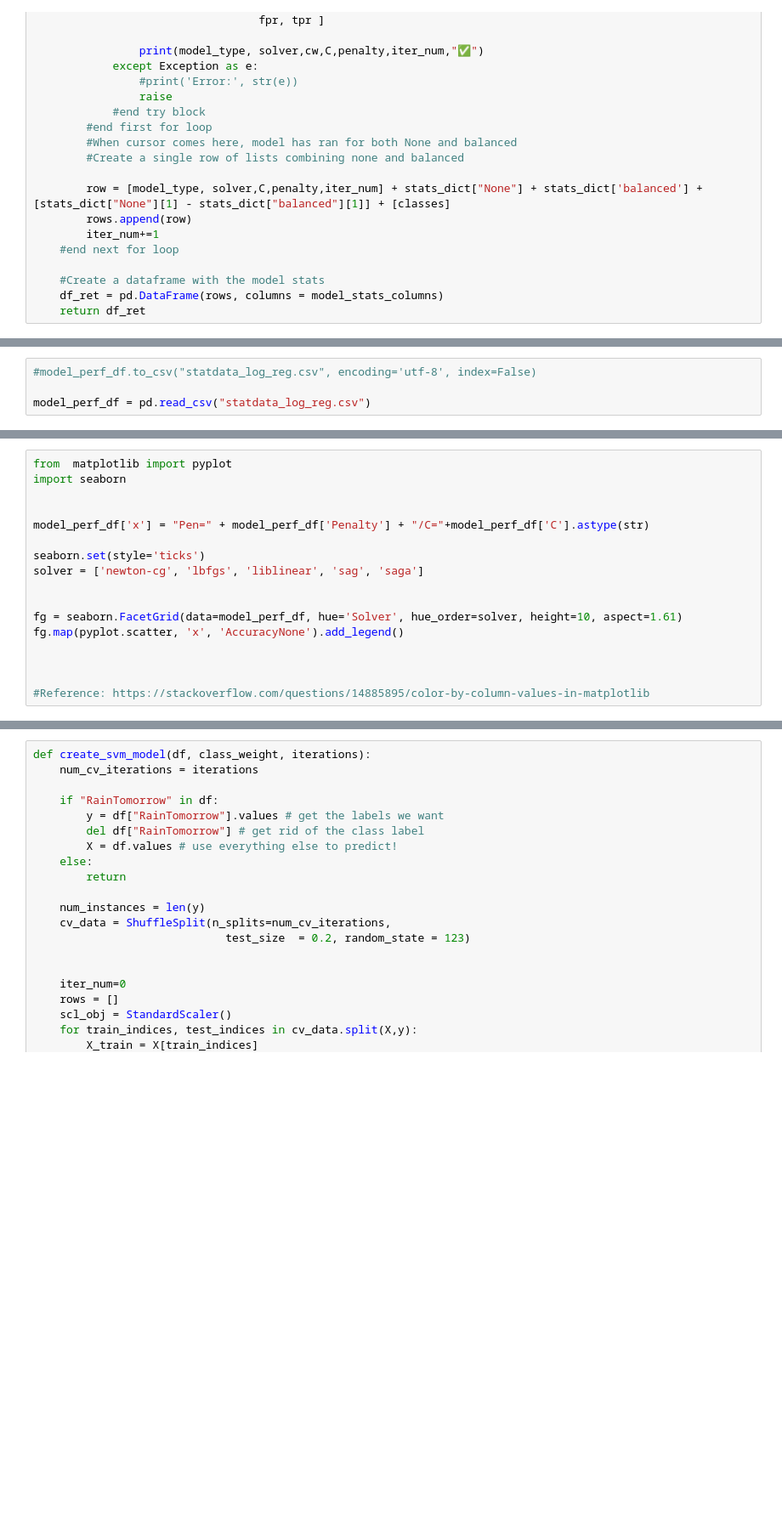
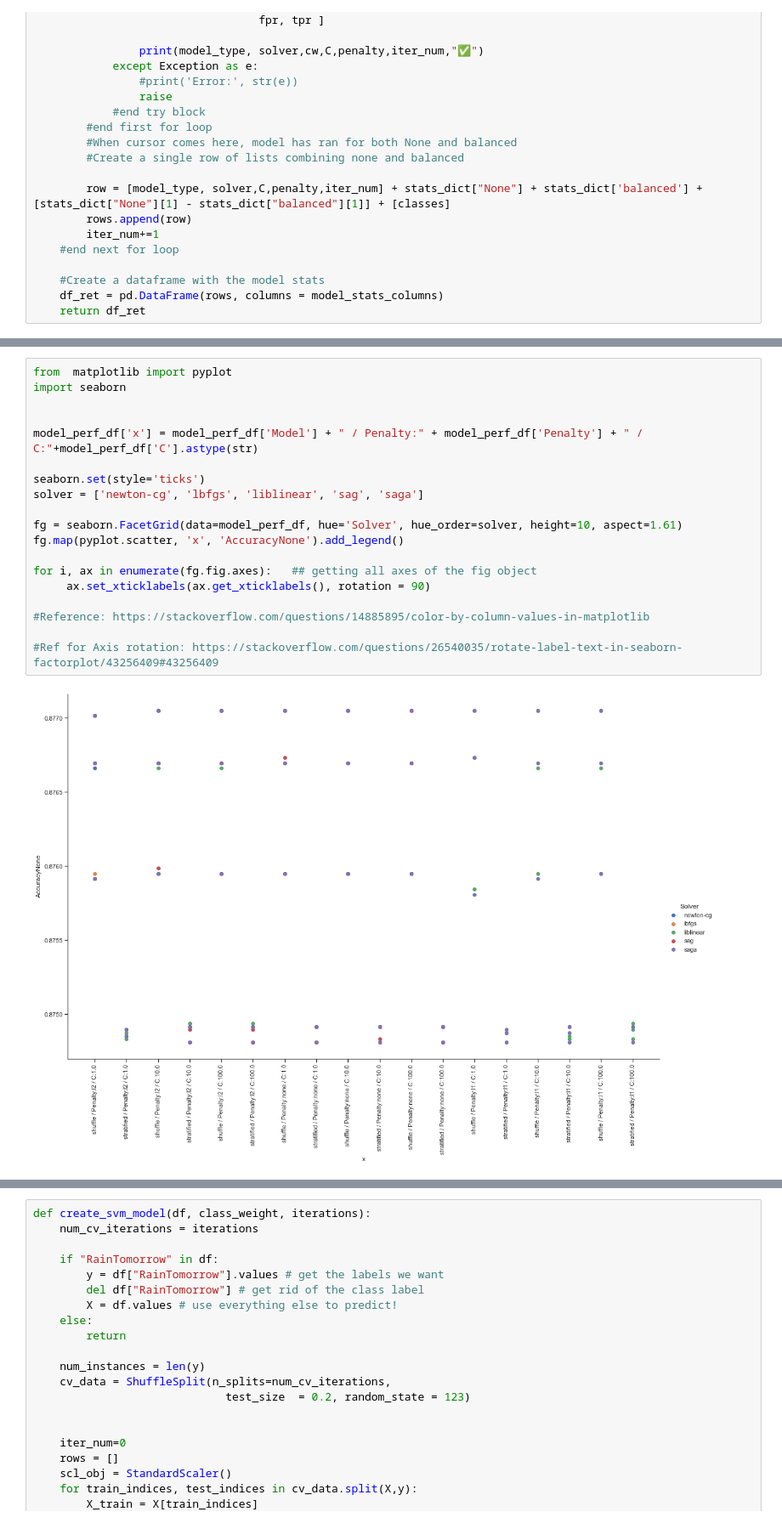
Before and after one commit to ravisiv/AussieWeatherEDA, a Jupyter notebook: MiniLab_Group3_Chowdhury_Mittal_Srivastava_Sivaraman.ipynb, the cells around one changed output, grey strips where cells are left out. Shown: that part at 85% size. Drawn from its saved outputs; the diff is of its cells as text; blank space fills up the shorter version.

Commit message:
Add scatterplot for model accuracy

```diff
--- a/MiniLab_Group3_Chowdhury_Mittal_Srivastava_Sivaraman.ipynb
+++ b/MiniLab_Group3_Chowdhury_Mittal_Srivastava_Sivaraman.ipynb
@@ -413,4 +424,0 @@ print ("Number of models with balanced and None for each:", model_count)
-# %%
-#model_perf_df.to_csv("statdata_log_reg.csv", encoding='utf-8', index=False)
-
-model_perf_df = pd.read_csv("statdata_log_reg.csv")
@@ -423,17 +424,0 @@ model_perf_df.sort_values(by=['DiffMacroVsBalPrecision','AccuracyNone'],ascendin
-# %%
-from  matplotlib import pyplot
-import seaborn
-
-
-model_perf_df['x'] = "Pen=" + model_perf_df['Penalty'] + "/C="+model_perf_df['C'].astype(str)
-
-seaborn.set(style='ticks')
-solver = ['newton-cg', 'lbfgs', 'liblinear', 'sag', 'saga']
-
-
-fg = seaborn.FacetGrid(data=model_perf_df, hue='Solver', hue_order=solver, height=10, aspect=1.61)
-fg.map(pyplot.scatter, 'x', 'AccuracyNone').add_legend()
-
-
-
-#Reference: https://stackoverflow.com/questions/14885895/color-by-column-values-in-matplotlib
@@ -447,0 +450,21 @@ model_perf_df.plot(kind='scatter',x='x', y='DiffMacroVsBalPrecision', c='DarkBlu
+# %%
+from  matplotlib import pyplot
+import seaborn
+
+
+model_perf_df['x'] = model_perf_df['Model'] + " / Penalty:" + model_perf_df['Penalty'] + " / C:"+model_perf_df['C'].astype(str)
+
+seaborn.set(style='ticks')
+solver = ['newton-cg', 'lbfgs', 'liblinear', 'sag', 'saga']
+
+fg = seaborn.FacetGrid(data=model_perf_df, hue='Solver', hue_order=solver, height=10, aspect=1.61)
+fg.map(pyplot.scatter, 'x', 'AccuracyNone').add_legend()
+
+for i, ax in enumerate(fg.fig.axes):   ## getting all axes of the fig object
+     ax.set_xticklabels(ax.get_xticklabels(), rotation = 90)
+
+#Reference: https://stackoverflow.com/questions/14885895/color-by-column-values-in-matplotlib
+
+#Ref for Axis rotation: https://stackoverflow.com/questions/26540035/rotate-label-text-in-seaborn-factorplot/43256409#43256409
+# %% [output]
+[figure, added]
```
Also changed, not shown: parts of 22 cells of this notebook, 1 other file.
